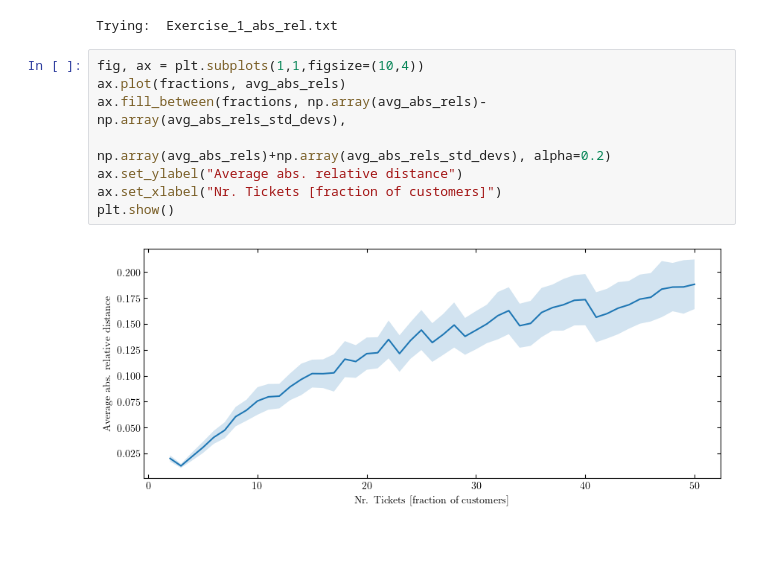
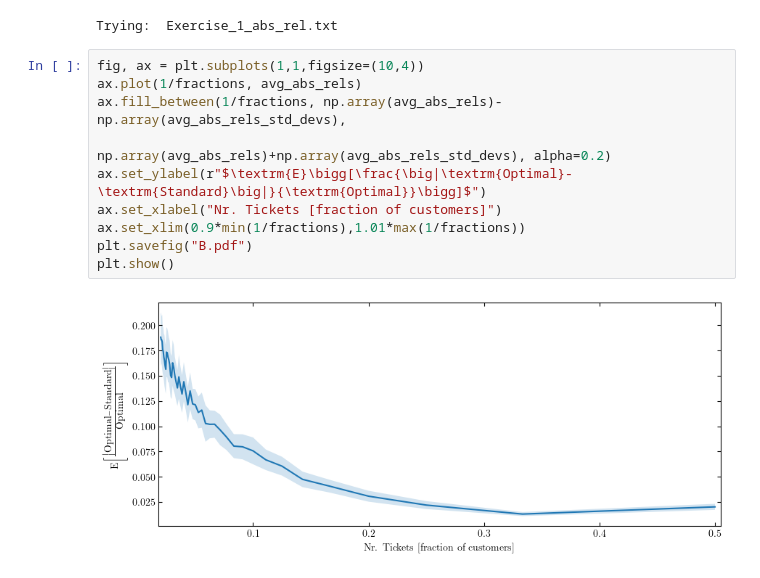
Before and after one commit to seba2390/RandomizedAlgorithms2023, a Jupyter notebook: Project 3/python/main.ipynb, the cells around one changed output. Drawn from its saved outputs; the diff is of its cells as text; blank space fills up the shorter version.

```diff
--- a/Project 3/python/main.ipynb
+++ b/Project 3/python/main.ipynb
@@ -187,11 +186,13 @@ fractions, avg_abs_rels, avg_abs_rels_std_devs = data[:,0], data[:,1], data[:,2]
 Trying:  Exercise_1_abs_rel.txt
 # %%
 fig, ax = plt.subplots(1,1,figsize=(10,4))
-ax.plot(fractions, avg_abs_rels)
-ax.fill_between(fractions, np.array(avg_abs_rels)-np.array(avg_abs_rels_std_devs),
+ax.plot(1/fractions, avg_abs_rels)
+ax.fill_between(1/fractions, np.array(avg_abs_rels)-np.array(avg_abs_rels_std_devs),
                                  np.array(avg_abs_rels)+np.array(avg_abs_rels_std_devs), alpha=0.2)
-ax.set_ylabel("Average abs. relative distance")
+ax.set_ylabel(r"$\textrm{E}\bigg[\frac{\big|\textrm{Optimal}-\textrm{Standard}\big|}{\textrm{Optimal}}\bigg]$")
 ax.set_xlabel("Nr. Tickets [fraction of customers]")
+ax.set_xlim(0.9*min(1/fractions),1.01*max(1/fractions))
+plt.savefig("B.pdf")
 plt.show()
 # %% [output]
-[figure, old version]
+[figure, new version]
```
Also changed, not shown: parts of 1 cell of this notebook, 23 other files.
